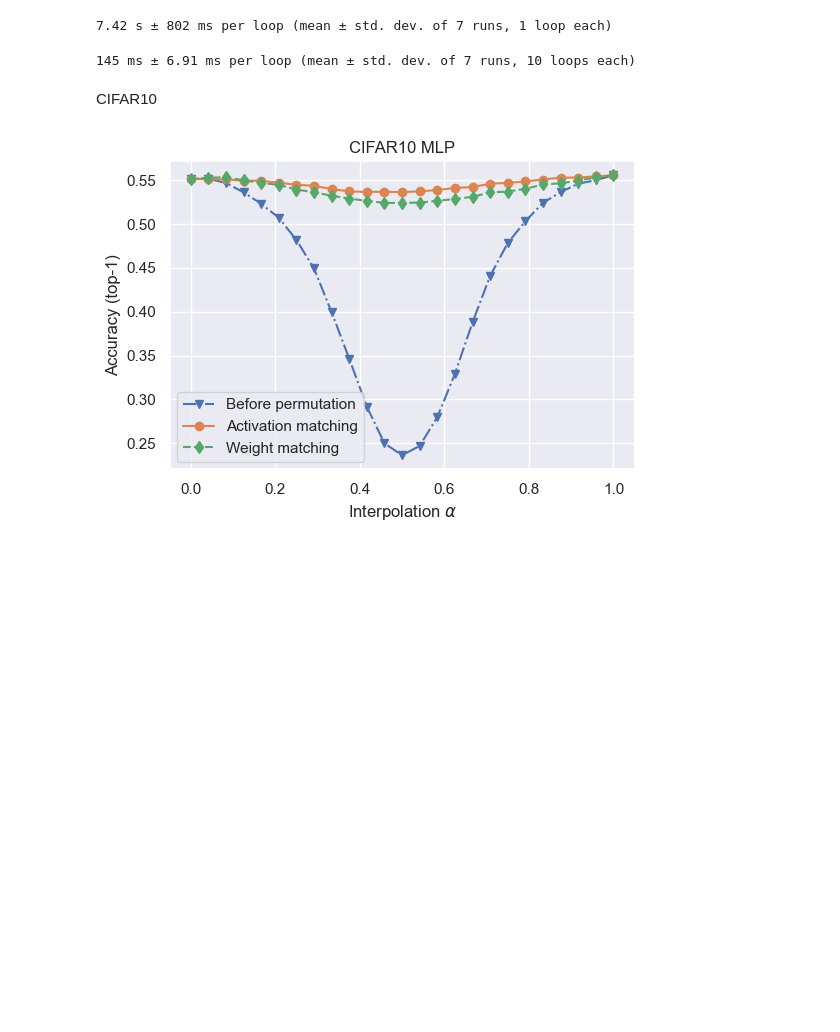
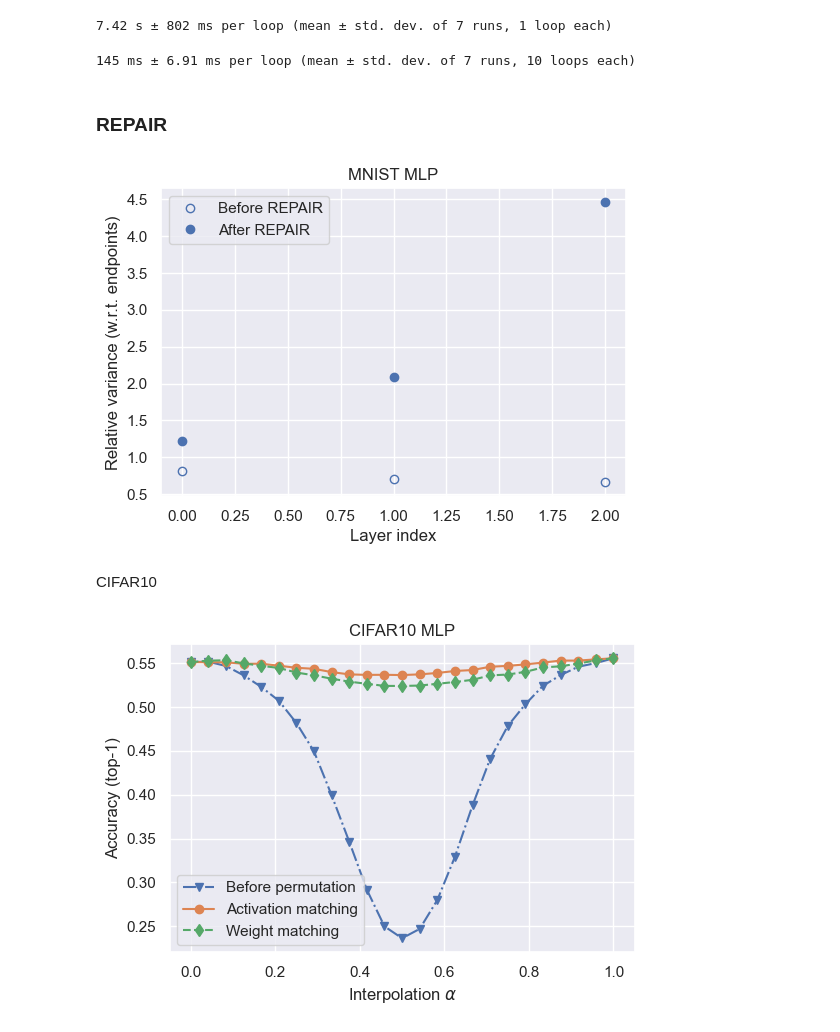
Before and after one commit to xiyori/lmc, a Jupyter notebook: notebooks/mlp_matching.ipynb, the cells around one changed output. Cells and saved outputs as stored; diff of their text form; code cells hidden in the pictures; blank space fills up the shorter version.

Commit message:
REPAIR

```diff
--- a/notebooks/mlp_matching.ipynb
+++ b/notebooks/mlp_matching.ipynb
@@ -281,7 +301,7 @@ class MLPModel(TrackedModel):
             Tracker(
                 f"Dense_{config.num_layers - 1}",
                 nn.Linear(config.hidden_size, config.output_size),
-                disabled=True
+                enabled=False
             )
         )
         self.init()  # Trackers initialization
@@ -453,7 +473,7 @@ Accuracy: 55.58%
 # %% [markdown]
 ## Permute the weights of model 0 to align with model 1
 # %%
-def get_interpolation(model0, model1, alphas = np.linspace(0, 1, 25)):
+def get_test_interpolation(model0, model1, alphas = np.linspace(0, 1, 25)):
     interpolated = model0.copy()
     interpolated = interpolated.to(device)
     accuracies = []
@@ -465,6 +485,11 @@ def get_interpolation(model0, model1, alphas = np.linspace(0, 1, 25)):
         losses += [np.mean(loss)]
 
     return accuracies, losses, alphas
+
+def get_variance(model):
+    return np.array([
+        tracker.var.mean().item() for tracker in model.trackers.values()
+    ], dtype=float)
 
 def reload_models():
     global model0, model1
@@ -528,6 +553,38 @@ plt.show()
 %timeit weight_matching()
 # %% [output]
 145 ms ± 6.91 ms per loop (mean ± std. dev. of 7 runs, 10 loops each)
+# %% [markdown]
+### REPAIR
+# %%
+reload_models()
+for model in [model0, model1]:
+    collect_statistics(model, full=True)
+orig_var = get_variance(model0)
+
+permute_activations(model0, model1, perm_spec)
+
+interpolated = model0.copy()
+interpolated = interpolated.to(device)
+interpolate(model0, model1, interpolated)
+collect_statistics(interpolated, full=True)
+rel_var = get_variance(interpolated) / orig_var
+
+repair_simple(interpolated, model0)
+
+collect_statistics(interpolated, full=True)
+rep_var = get_variance(interpolated) / orig_var
+# %%
+plt.plot(rel_var, label="Before REPAIR", marker="o", linestyle="none",
+         markerfacecolor="none", color=sns.color_palette()[0])
+plt.plot(rep_var, label="After REPAIR", marker="o", linestyle="none",
+         color=sns.color_palette()[0])
+plt.xlabel("Layer index")
+plt.ylabel("Relative variance (w.r.t. endpoints)")
+plt.legend()
+plt.title("MNIST MLP")
+plt.show()
+# %% [output]
+[figure, added]
 # %% [markdown]
 CIFAR10
 # %%
```
Also changed, not shown: parts of 6 cells of this notebook, 1 other file.
